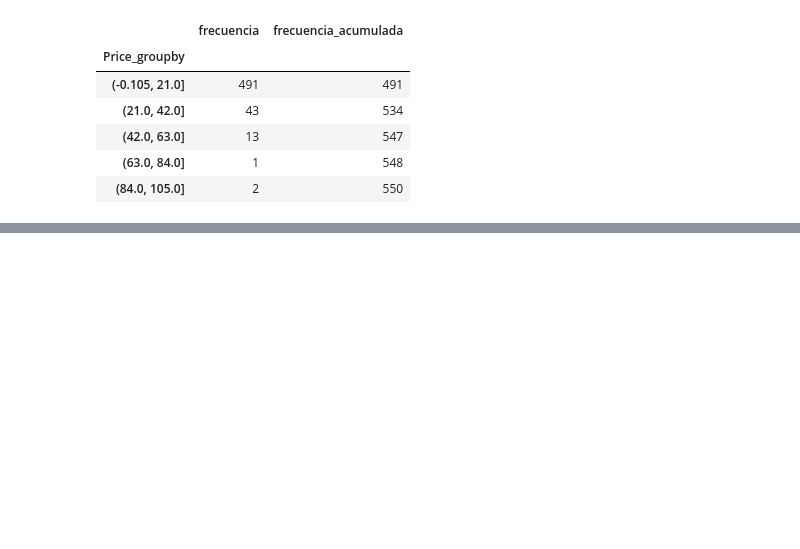
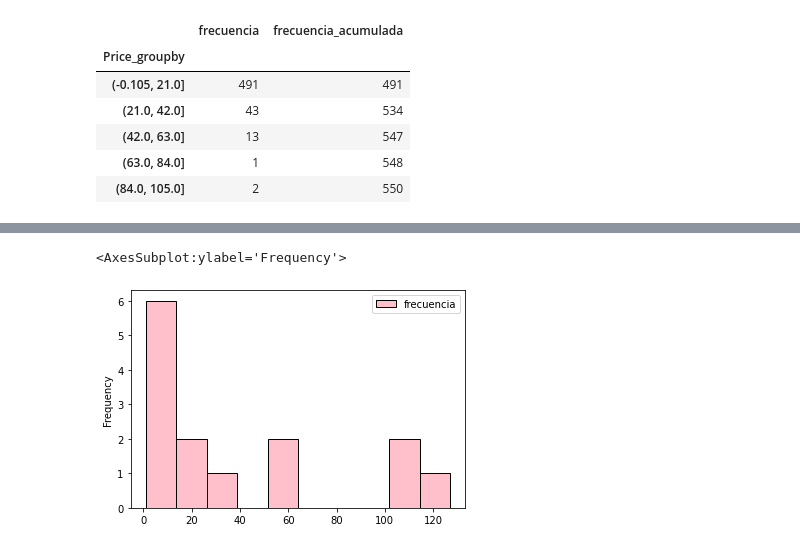
Before and after one commit to Adalab/DA-promo-A-module-2-pairprog-2-pair-3-Alicia-Laura, a Jupyter notebook: Estadistica/pair_estad_2.ipynb, the cells around one changed output, grey strips where cells are left out. Saved outputs shown, nothing was run; the diff lists cells and outputs as text; code cells hidden in the pictures; blank space fills up the shorter version.

```diff
--- a/Estadistica/pair_estad_2.ipynb
+++ b/Estadistica/pair_estad_2.ipynb
@@ -240,0 +268,8 @@ See the caveats in the documentation: https://pandas.pydata.org/pandas-docs/stab
+# %%
+df_price1 = df.groupby("User Rating")
+df_price_group1 =  df_price1.agg(frecuencia=("User Rating", "count"))
+
+df_price_group1.plot.hist(ec= 'black', color='pink')
+# %% [output]
+<AxesSubplot:ylabel='Frequency'>
+[figure, added]
```
Also changed, not shown: parts of 9 cells of this notebook.
